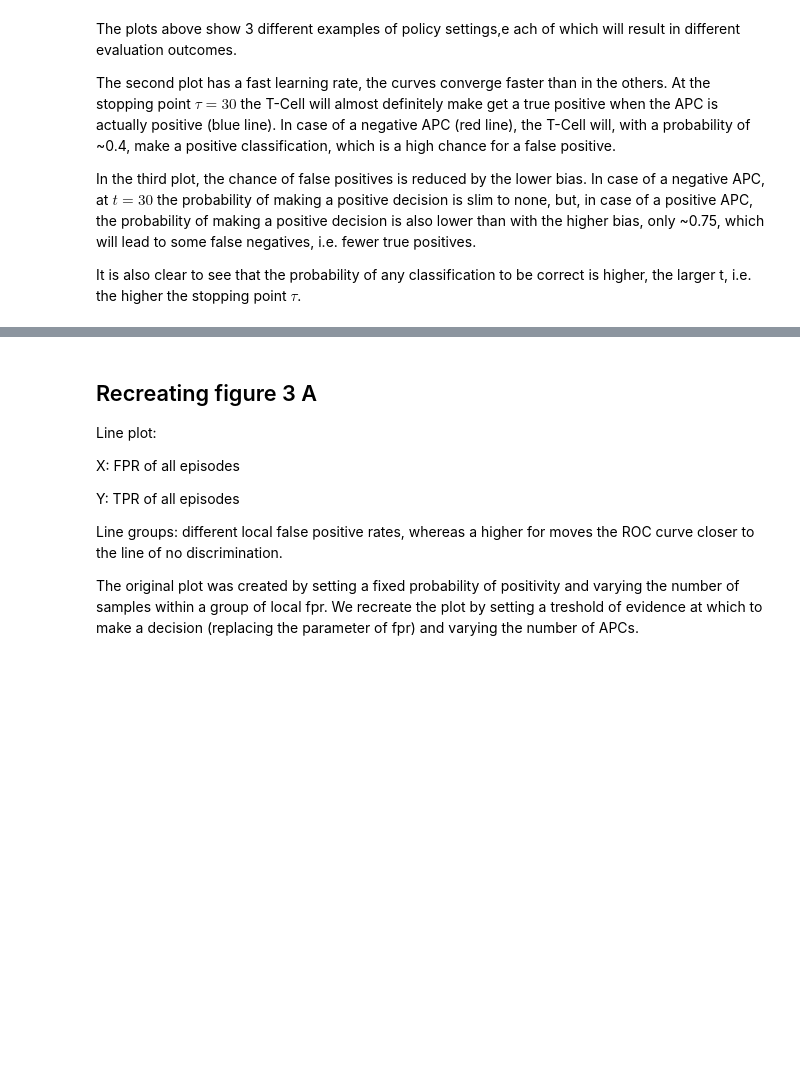
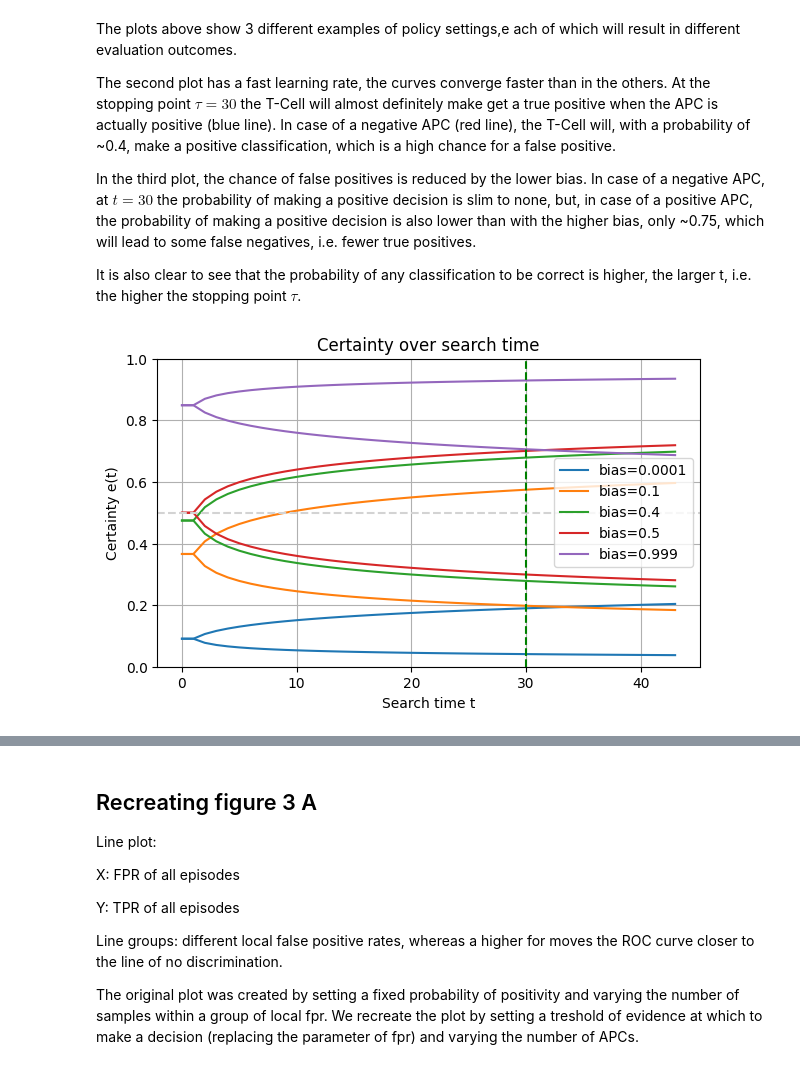
Before and after one commit to nikoczernin/tcells, a Jupyter notebook: baumgart_repro.ipynb, the cells around one changed output, grey strips where cells are left out. Saved outputs shown, nothing was run; the diff lists cells and outputs as text; code cells hidden in the pictures; blank space fills up the shorter version.

```diff
--- a/baumgart_repro.ipynb
+++ b/baumgart_repro.ipynb
@@ -112,3 +106,9 @@ The second plot has a fast learning rate, the curves converge faster than in the
 In the third plot, the chance of false positives is reduced by the lower bias. In case of a negative APC, at $t=30$ the probability of making a positive decision is slim to none, but, in case of a positive APC, the probability of making a positive decision is also lower than with the higher bias, only ~0.75, which will lead to some false negatives, i.e. fewer true positives.
 
 It is also clear to see that the probability of any classification to be correct is higher, the larger t, i.e. the higher the stopping point $\tau$.
+# %%
+from RL.APC import StochasticAPC
+
+StochasticAPC.plotCertainties(biases=[0.0001, 0.1, 0.4,0.5, 0.999], taus=30, learning_rate=0.5)
+# %% [output]
+[figure, added]
```
Also changed, not shown: parts of 23 cells of this notebook, 3 other files.
